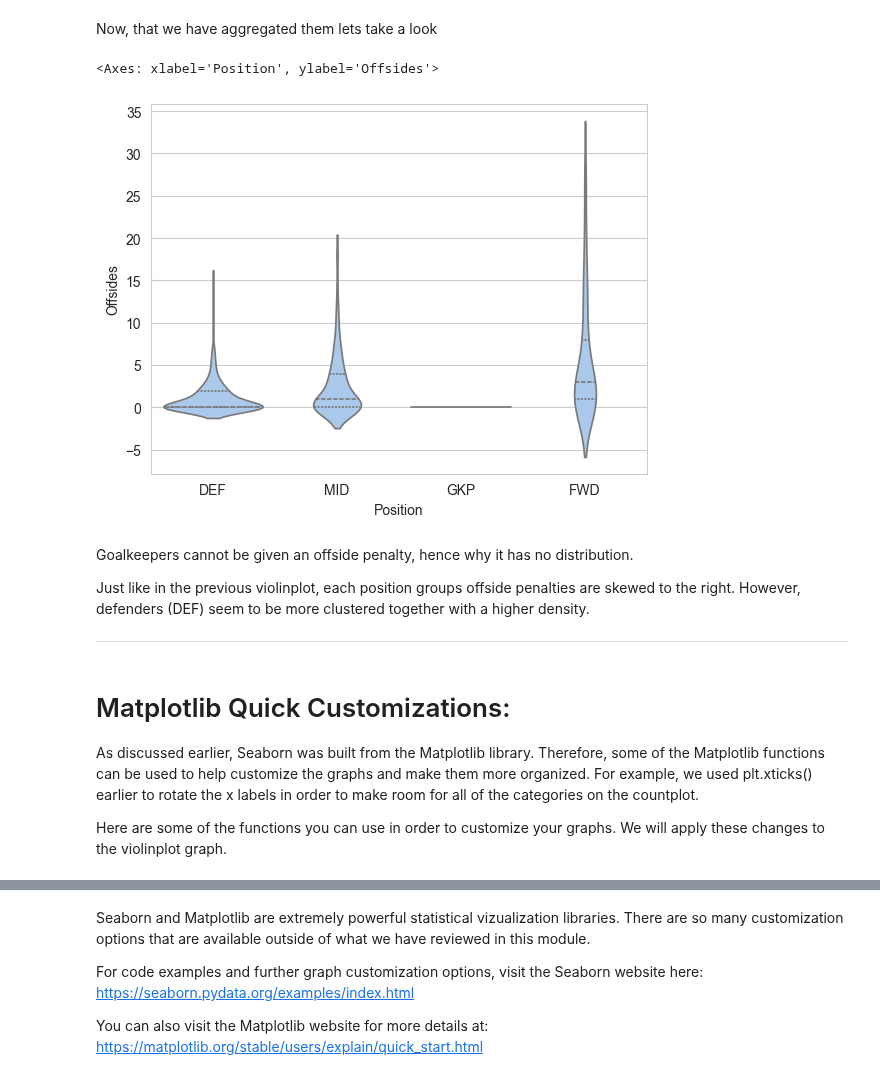
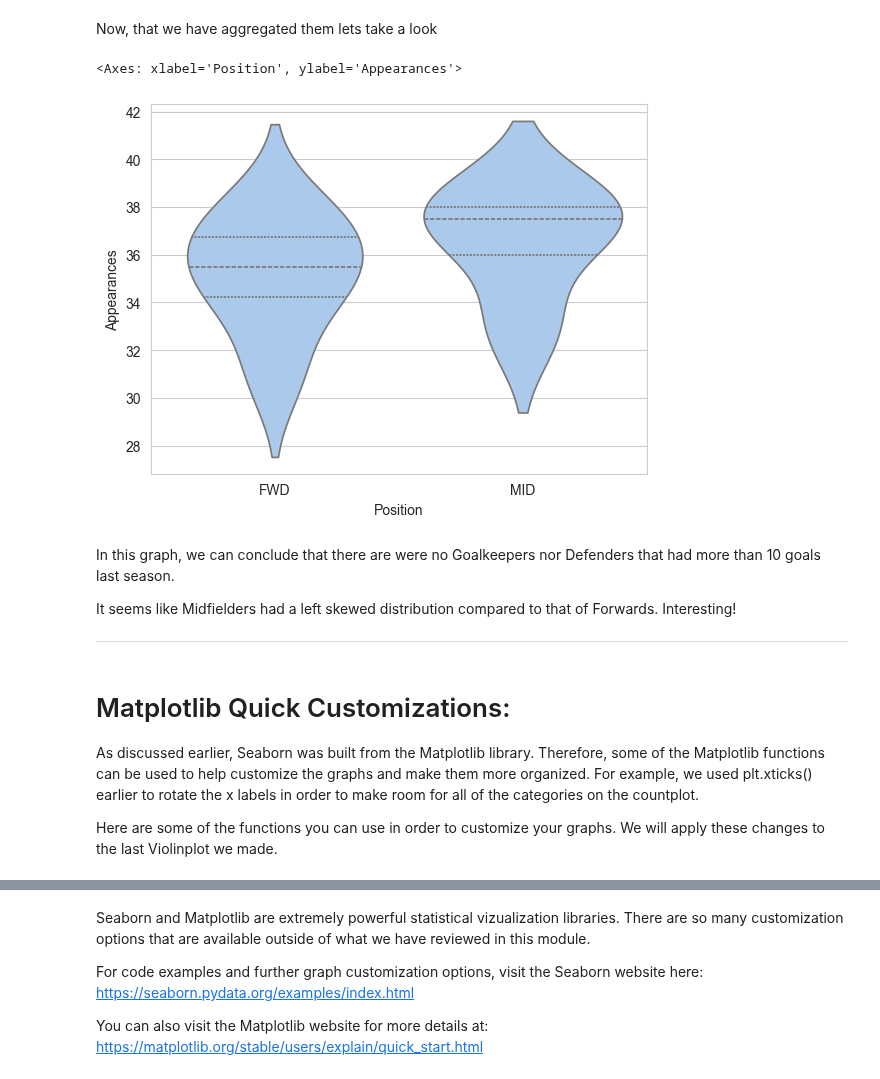
Before and after one commit to schuckers/Charlotte_SCORE_Summer25, a Jupyter notebook: Modules/Seaborn and Basic visualizations in Python Using English Premier League data by Austin Hayes/Seaborn in Python Using English Premier League data by Austin Hayes.ipynb, the cells around one changed output, grey strips where cells are left out. Cells and saved outputs as stored; diff of their text form; code cells hidden in the pictures.

```diff
--- a/Modules/Seaborn and Basic visualizations in Python Using English Premier League data by Austin Hayes/Seaborn in Python Using English Premier League data by Austin Hayes.ipynb
+++ b/Modules/Seaborn and Basic visualizations in Python Using English Premier League data by Austin Hayes/Seaborn in Python Using English Premier League data by Austin Hayes.ipynb
@@ -448,14 +453,15 @@ Let's get started!
 # %% [markdown]
 Now, that we have aggregated them lets take a look
 # %%
-sns.violinplot(data = premier_league_data, x='Position', y='Offsides', inner='quartile')
+# Create a Violinplot to compare Appearances among players with greater than 10 goals by position group
+sns.violinplot(data = premier_league_data[premier_league_data['Goals'] > 10], x='Position', y='Appearances', inner='quartile')
 # %% [output]
-<Axes: xlabel='Position', ylabel='Offsides'>
+<Axes: xlabel='Position', ylabel='Appearances'>
-[figure, old version]
+[figure, new version]
 # %% [markdown]
-Goalkeepers cannot be given an offside penalty, hence why it has no distribution.
+In this graph, we can conclude that there are were no Goalkeepers nor Defenders that had more than 10 goals last season.
 
-Just like in the previous violinplot, each position groups offside penalties are skewed to the right. However, defenders (DEF) seem to be more clustered together with a higher density.
+It seems like Midfielders had a left skewed distribution compared to that of Forwards. Interesting!
 
 ---
 # %% [markdown]
@@ -463,5 +469,5 @@ Just like in the previous violinplot, each position groups offside penalties are
 
 As discussed earlier, Seaborn was built from the Matplotlib library. Therefore, some of the Matplotlib functions can be used to help customize the graphs and make them more organized. For example, we used plt.xticks() earlier to rotate the x labels in order to make room for all of the categories on the countplot.
 
-Here are some of the functions you can use in order to customize your graphs. We will apply these changes to the violinplot graph.
+Here are some of the functions you can use in order to customize your graphs. We will apply these changes to the last Violinplot we made.
 # %%
```
Also changed, not shown: parts of 40 cells of this notebook.
